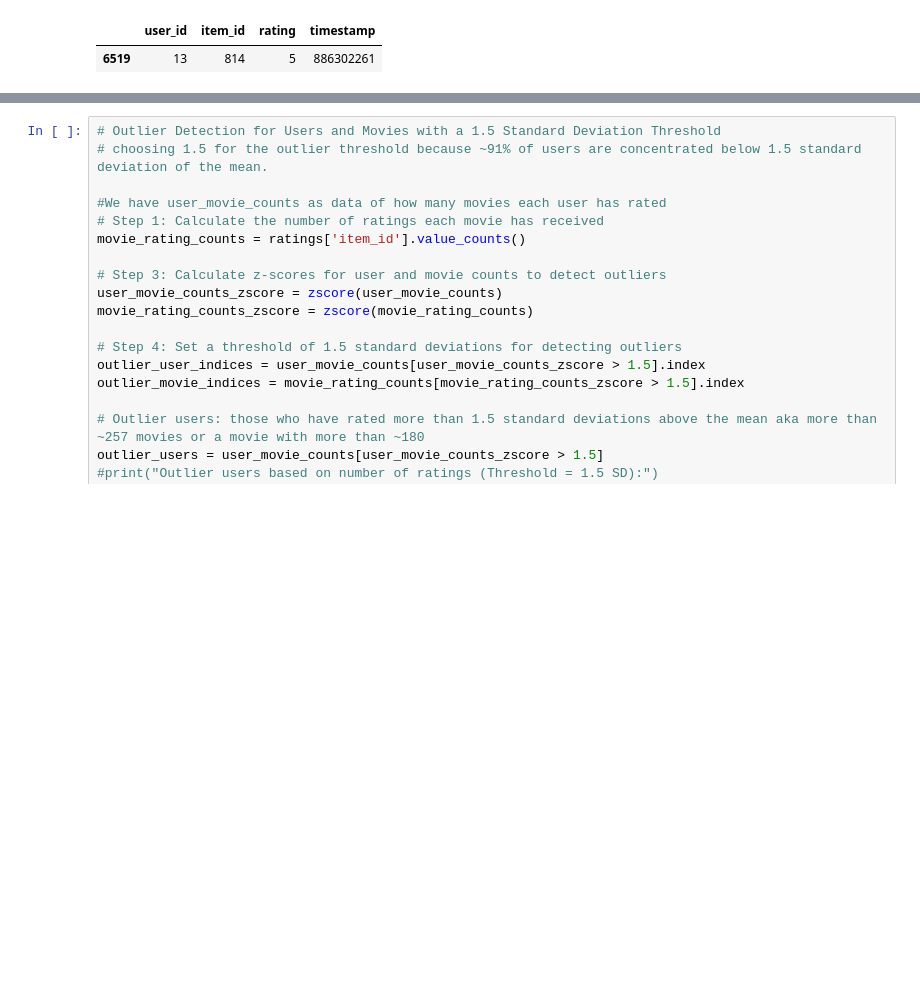
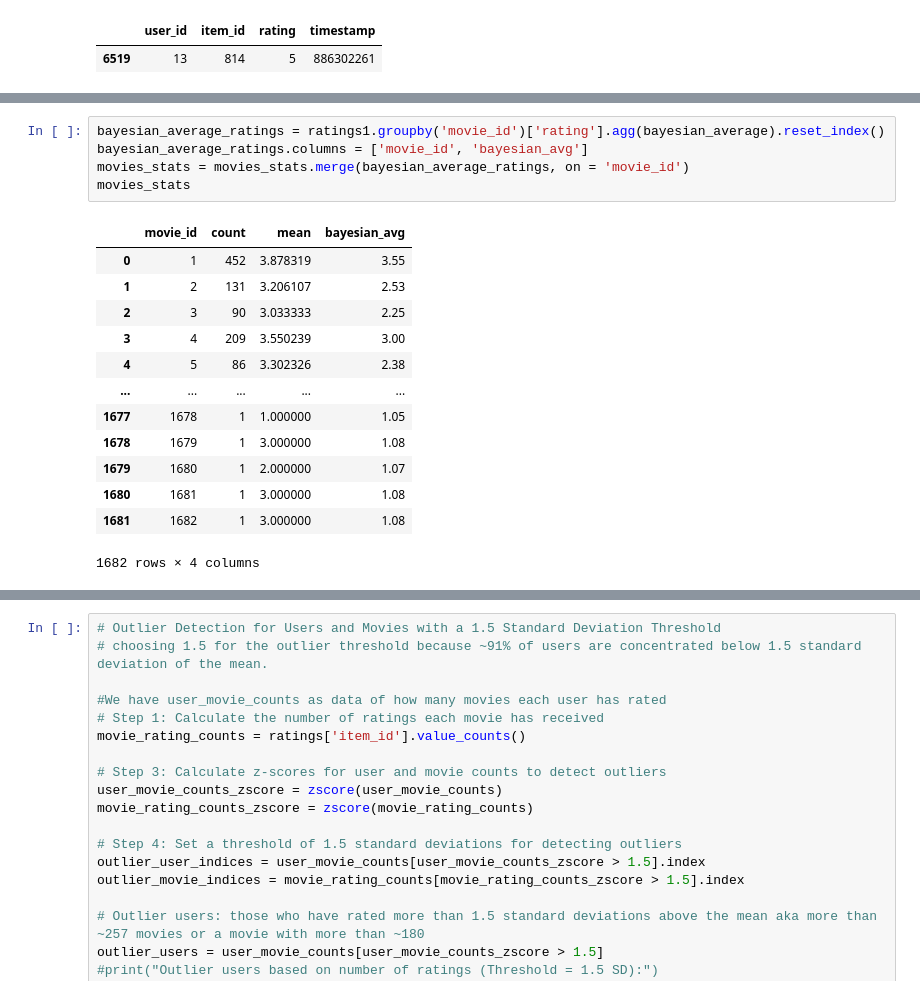
Before and after one commit to ChoutouriadiKaterina/Big_Data_2024, a Jupyter notebook: step one.ipynb, the cells around one changed output, grey strips where cells are left out. Cells and saved outputs as stored; diff of their text form; blank space fills up the shorter version.

```diff
--- a/step one.ipynb
+++ b/step one.ipynb
@@ -308,0 +326,19 @@ top_ratest_movies
+# %%
+bayesian_average_ratings = ratings1.groupby('movie_id')['rating'].agg(bayesian_average).reset_index()
+bayesian_average_ratings.columns = ['movie_id', 'bayesian_avg']
+movies_stats = movies_stats.merge(bayesian_average_ratings, on = 'movie_id')
+movies_stats
+# %% [output]
+|  | movie_id | count | mean | bayesian_avg |
+| 0 | 1 | 452 | 3.878319 | 3.55 |
+| 1 | 2 | 131 | 3.206107 | 2.53 |
+| 2 | 3 | 90 | 3.033333 | 2.25 |
+| 3 | 4 | 209 | 3.550239 | 3.00 |
+| 4 | 5 | 86 | 3.302326 | 2.38 |
+| ... | ... | ... | ... | ... |
+| 1677 | 1678 | 1 | 1.000000 | 1.05 |
+| 1678 | 1679 | 1 | 3.000000 | 1.08 |
+| 1679 | 1680 | 1 | 2.000000 | 1.07 |
+| 1680 | 1681 | 1 | 3.000000 | 1.08 |
+| 1681 | 1682 | 1 | 3.000000 | 1.08 |
+1682 rows × 4 columns
```
Also changed, not shown: parts of 3 cells of this notebook.
